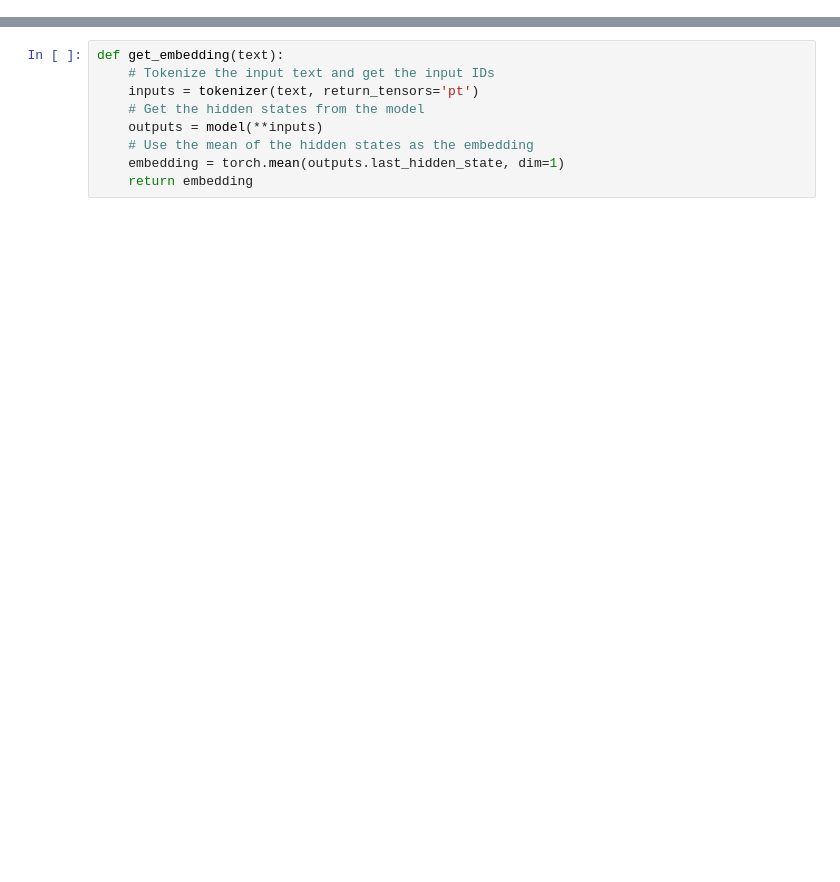
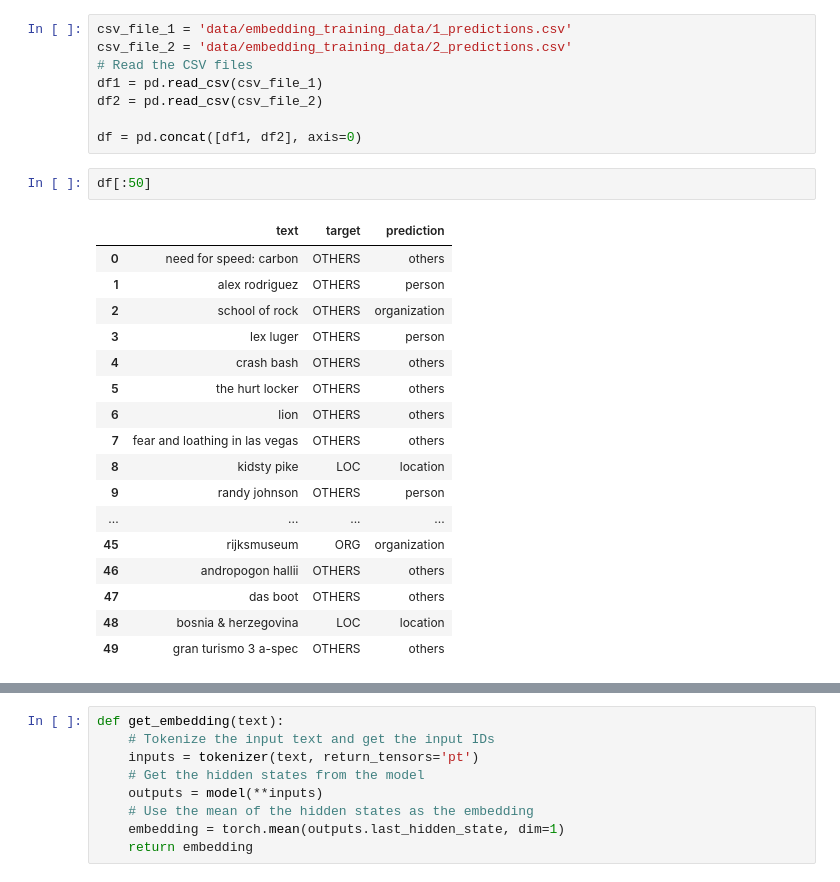
Before and after one commit to unimib-datAI/lamAPI, a Jupyter notebook: work/NE_lit_embeddings.ipynb, the cells around one changed output, grey strips where cells are left out. Drawn from its saved outputs; the diff is of its cells as text; blank space fills up the shorter version.

```diff
--- a/work/NE_lit_embeddings.ipynb
+++ b/work/NE_lit_embeddings.ipynb
@@ -25,0 +156,28 @@ data
+# %%
+csv_file_1 = 'data/embedding_training_data/1_predictions.csv'
+csv_file_2 = 'data/embedding_training_data/2_predictions.csv'
+# Read the CSV files
+df1 = pd.read_csv(csv_file_1)
+df2 = pd.read_csv(csv_file_2)
+
+df = pd.concat([df1, df2], axis=0)
+# %%
+df[:50]
+# %% [output]
+|  | text | target | prediction |
+| 0 | need for speed: carbon | OTHERS | others |
+| 1 | alex rodriguez | OTHERS | person |
+| 2 | school of rock | OTHERS | organization |
+| 3 | lex luger | OTHERS | person |
+| 4 | crash bash | OTHERS | others |
+| 5 | the hurt locker | OTHERS | others |
+| 6 | lion | OTHERS | others |
+| 7 | fear and loathing in las vegas | OTHERS | others |
+| 8 | kidsty pike | LOC | location |
+| 9 | randy johnson | OTHERS | person |
+| ... | ... | ... | ... |
+| 45 | rijksmuseum | ORG | organization |
+| 46 | andropogon hallii | OTHERS | others |
+| 47 | das boot | OTHERS | others |
+| 48 | bosnia & herzegovina | LOC | location |
+| 49 | gran turismo 3 a-spec | OTHERS | others |
```
Also changed, not shown: parts of 24 cells of this notebook, 3 other files.
